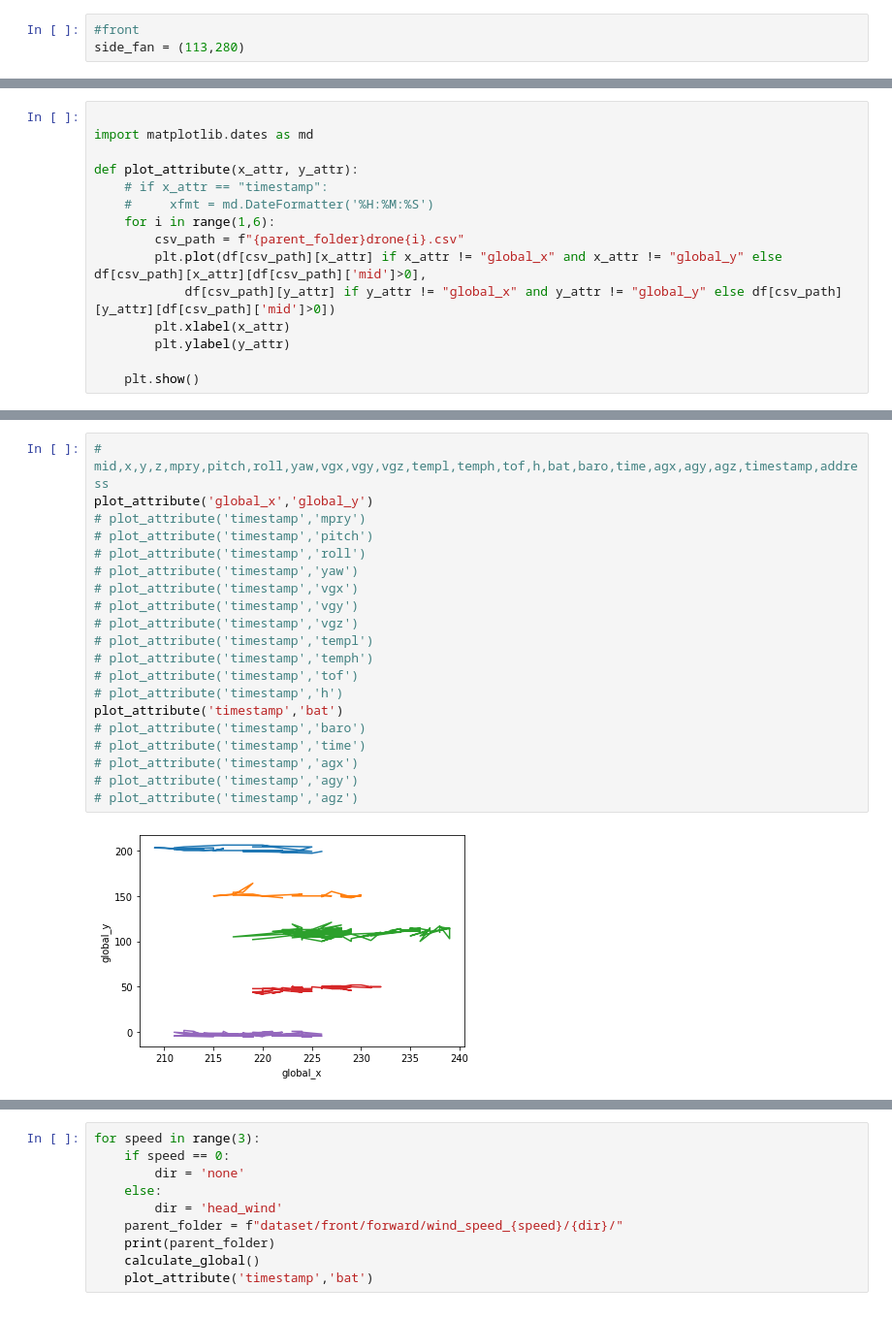
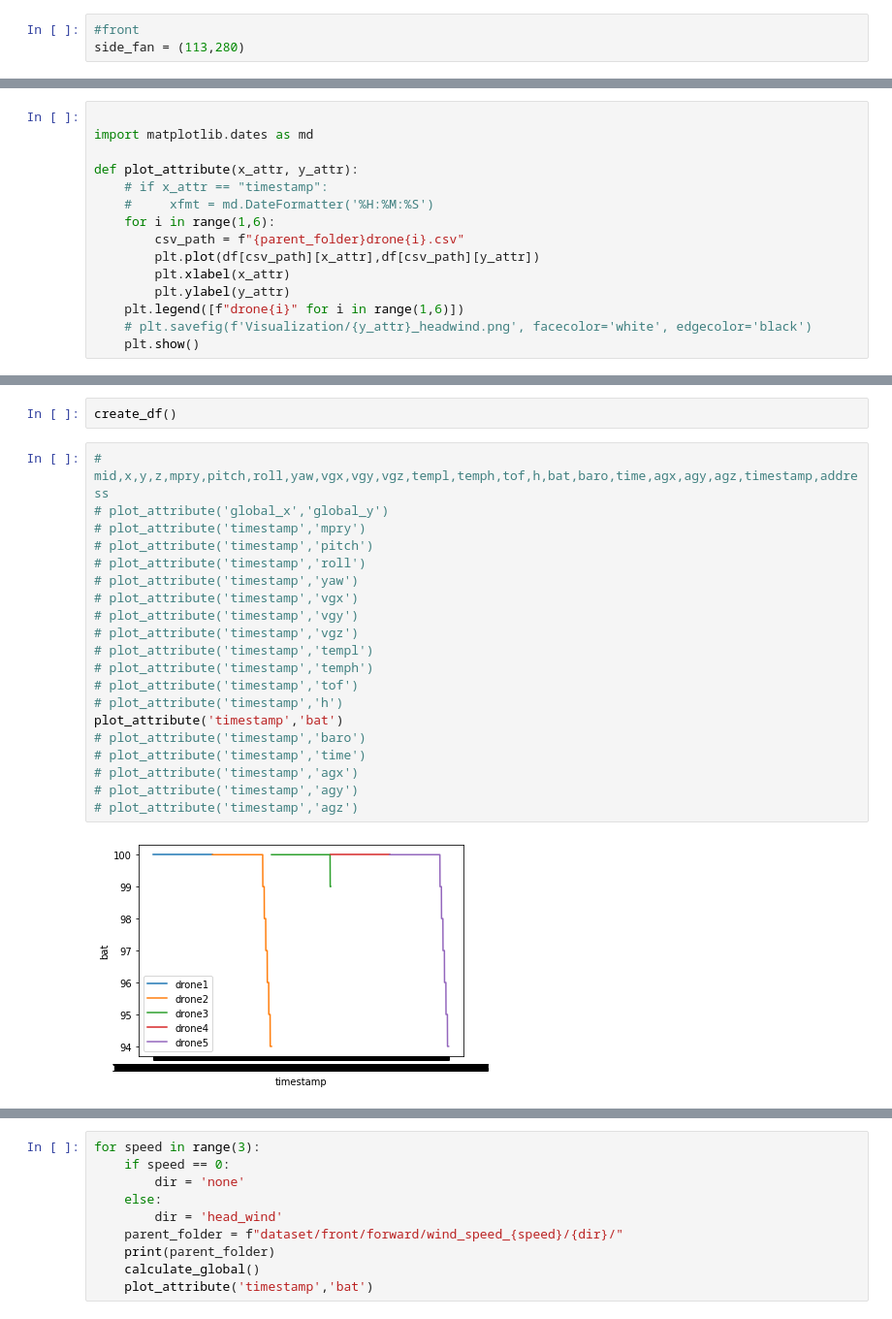
Before and after one commit to DwarfGiant26/DJI_Tello, a Jupyter notebook: visualize.ipynb, the cells around one changed output, grey strips where cells are left out. Shown at 97% size. Saved outputs shown, nothing was run; the diff lists cells and outputs as text.

```diff
--- a/visualize.ipynb
+++ b/visualize.ipynb
@@ -62,9 +66,9 @@ def plot_attribute(x_attr, y_attr):
     #     xfmt = md.DateFormatter('%H:%M:%S')
     for i in range(1,6):
         csv_path = f"{parent_folder}drone{i}.csv"
-        plt.plot(df[csv_path][x_attr] if x_attr != "global_x" and x_attr != "global_y" else df[csv_path][x_attr][df[csv_path]['mid']>0],
-            df[csv_path][y_attr] if y_attr != "global_x" and y_attr != "global_y" else df[csv_path][y_attr][df[csv_path]['mid']>0])
+        plt.plot(df[csv_path][x_attr],df[csv_path][y_attr])
         plt.xlabel(x_attr)
         plt.ylabel(y_attr)
-
+    plt.legend([f"drone{i}" for i in range(1,6)])
+    # plt.savefig(f'Visualization/{y_attr}_headwind.png', facecolor='white', edgecolor='black')
     plt.show()
@@ -78,22 +86,24 @@ calculate_global()
+# %%
+create_df()
 # %%
 # mid,x,y,z,mpry,pitch,roll,yaw,vgx,vgy,vgz,templ,temph,tof,h,bat,baro,time,agx,agy,agz,timestamp,address
-plot_attribute('global_x','global_y')
+# plot_attribute('global_x','global_y')
 # plot_attribute('timestamp','mpry')
 # plot_attribute('timestamp','pitch')
 # plot_attribute('timestamp','roll')
 # plot_attribute('timestamp','yaw')
 # plot_attribute('timestamp','vgx')
 # plot_attribute('timestamp','vgy')
 # plot_attribute('timestamp','vgz')
 # plot_attribute('timestamp','templ')
 # plot_attribute('timestamp','temph')
 # plot_attribute('timestamp','tof')
 # plot_attribute('timestamp','h')
 plot_attribute('timestamp','bat')
 # plot_attribute('timestamp','baro')
 # plot_attribute('timestamp','time')
 # plot_attribute('timestamp','agx')
 # plot_attribute('timestamp','agy')
 # plot_attribute('timestamp','agz')
 # %% [output]
-[figure, old version]
+[figure, new version]
```
Also changed, not shown: parts of 6 cells of this notebook, 5 other files.
